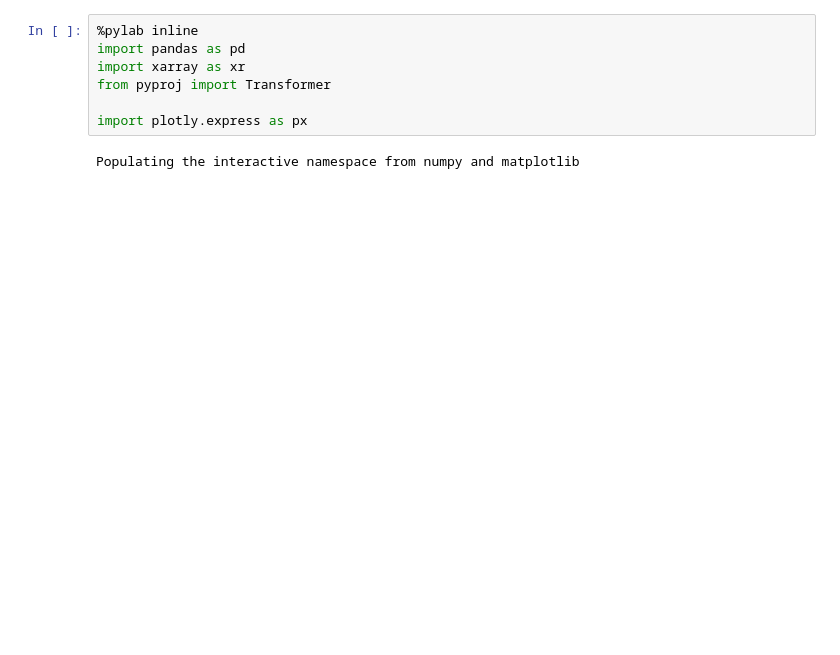
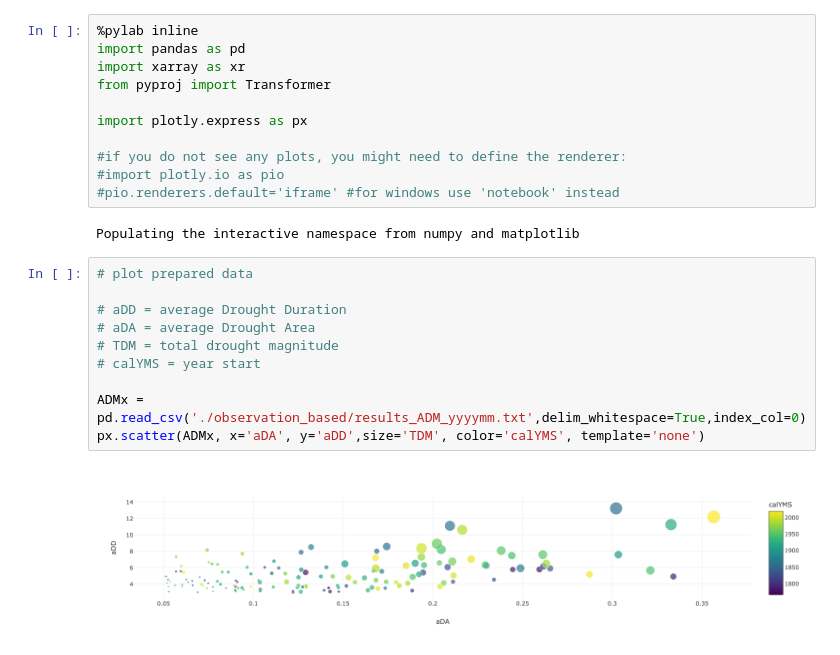
Before and after one commit to cojacoo/hydropedology_lab, a Jupyter notebook: drought_lecture/drought.ipynb, the cells around one changed output. Saved outputs shown, nothing was run; the diff lists cells and outputs as text; blank space fills up the shorter version.

```diff
--- a/drought_lecture/drought.ipynb
+++ b/drought_lecture/drought.ipynb
@@ -5,5 +5,21 @@ import xarray as xr
 from pyproj import Transformer
 
 import plotly.express as px
+
+#if you do not see any plots, you might need to define the renderer:
+#import plotly.io as pio
+#pio.renderers.default='iframe' #for windows use 'notebook' instead
 # %% [output]
 Populating the interactive namespace from numpy and matplotlib
+# %%
+# plot prepared data
+
+# aDD = average Drought Duration
+# aDA = average Drought Area
+# TDM = total drought magnitude
+# calYMS = year start
+
+ADMx = pd.read_csv('./observation_based/results_ADM_yyyymm.txt',delim_whitespace=True,index_col=0)
+px.scatter(ADMx, x='aDA', y='aDD',size='TDM', color='calYMS', template='none')
+# %% [output]
+[figure, added]
```
Also changed, not shown: parts of 19 cells of this notebook.
